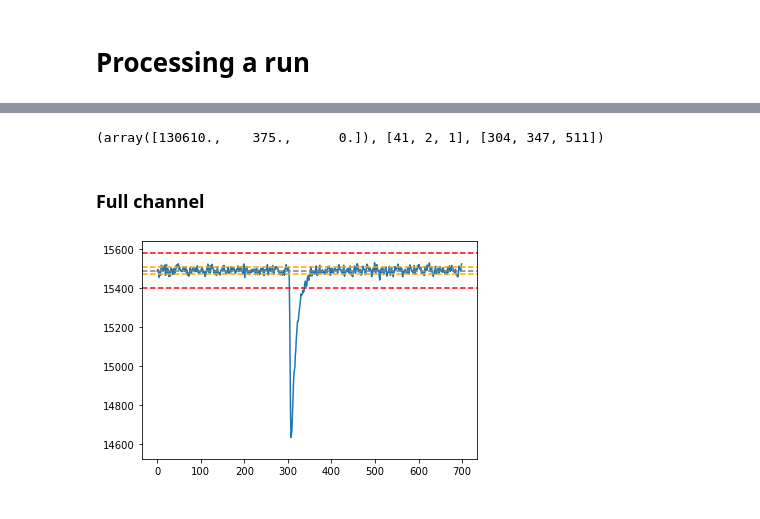
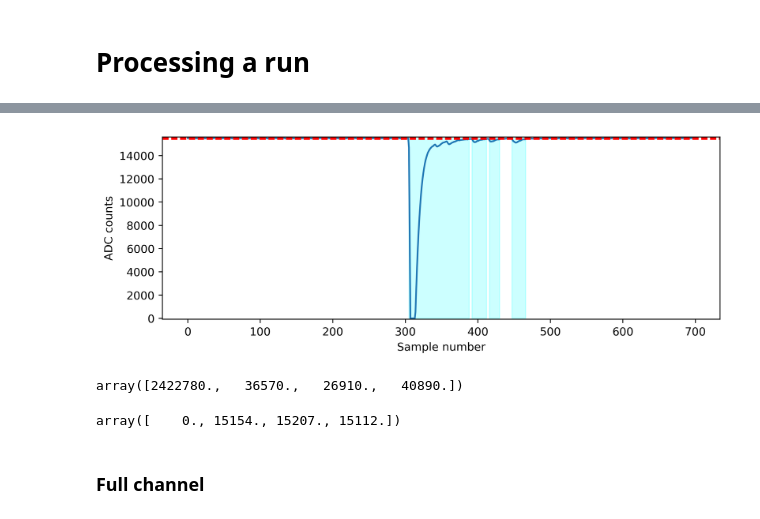
Before and after one commit to ricmperes/PyLArS, a Jupyter notebook: notebooks/Process a channel.ipynb, the cells around one changed output, grey strips where cells are left out. Cells and saved outputs as stored; diff of their text form; code cells hidden in the pictures.

```diff
--- a/notebooks/Process a channel.ipynb
+++ b/notebooks/Process a channel.ipynb
@@ -75 +73,12 @@ process
+# %%
+fig, ax = plt.subplots(1,1, figsize = (8,3), dpi = 400)
+ax = plot_waveform(_waveform, ax = ax)
+for pk in pks:
+    if len(pk)>1:
+        ax.fill_betweenx(y = np.linspace(0,16000,100), x1 = pk[0], x2 = pk[-1], alpha = 0.2, color = 'cyan')
+plt.savefig('waveform1.png')
+plt.tight_layout()
+plt.show()
+# %% [output]
+[figure, added]
 # %%
@@ -77,7 +86,11 @@ areas, lengths, positions = waveform_processing.process_waveform(np.array(channe
 # %%
-areas, lengths, positions
+areas
 # %% [output]
-(array([130610.,    375.,      0.]), [41, 2, 1], [304, 347, 511])
+array([2422780.,   36570.,   26910.,   40890.])
+# %%
+amplitudes
+# %% [output]
+array([    0., 15154., 15207., 15112.])
 # %% [markdown]
 ### Full channel
 # %%
@@ -89,4 +97,0 @@ _waveform = np.array(channel_data[0])
-# %%
-plot_waveform(_waveform)
-# %% [output]
-[figure, removed]
```
Also changed, not shown: parts of 37 cells of this notebook, 2 other files.
